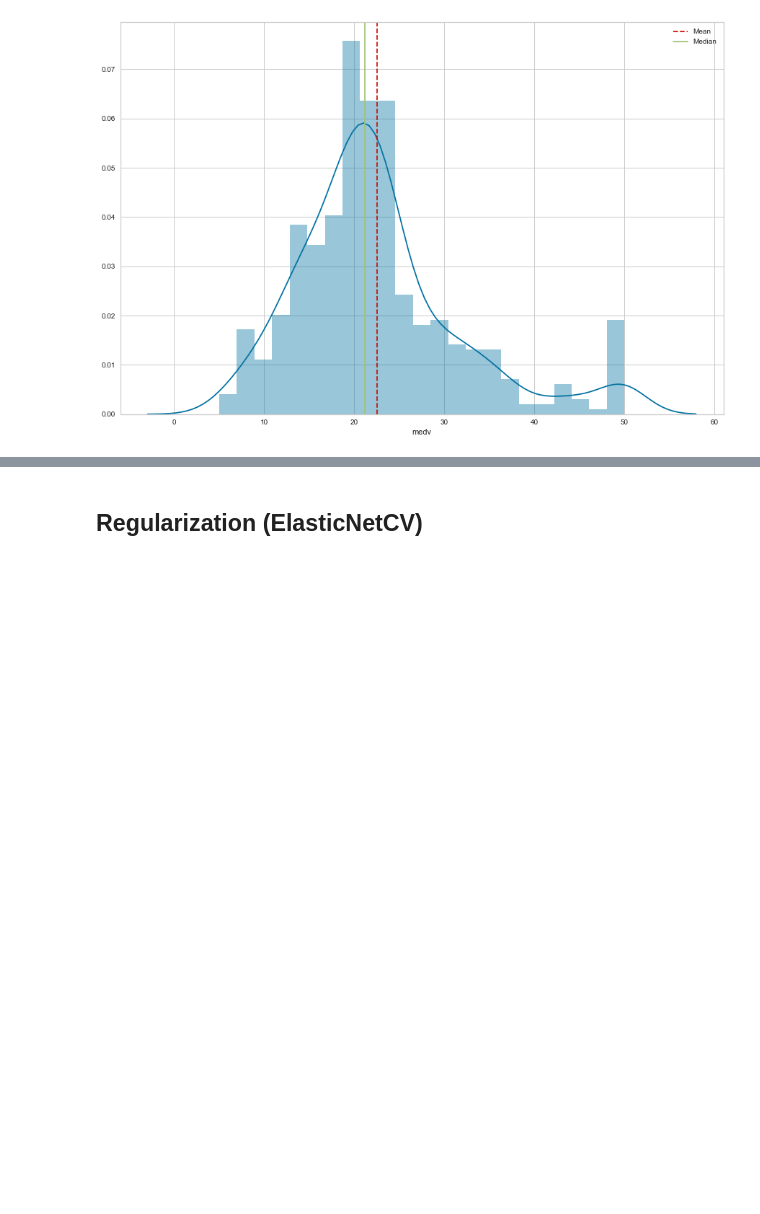
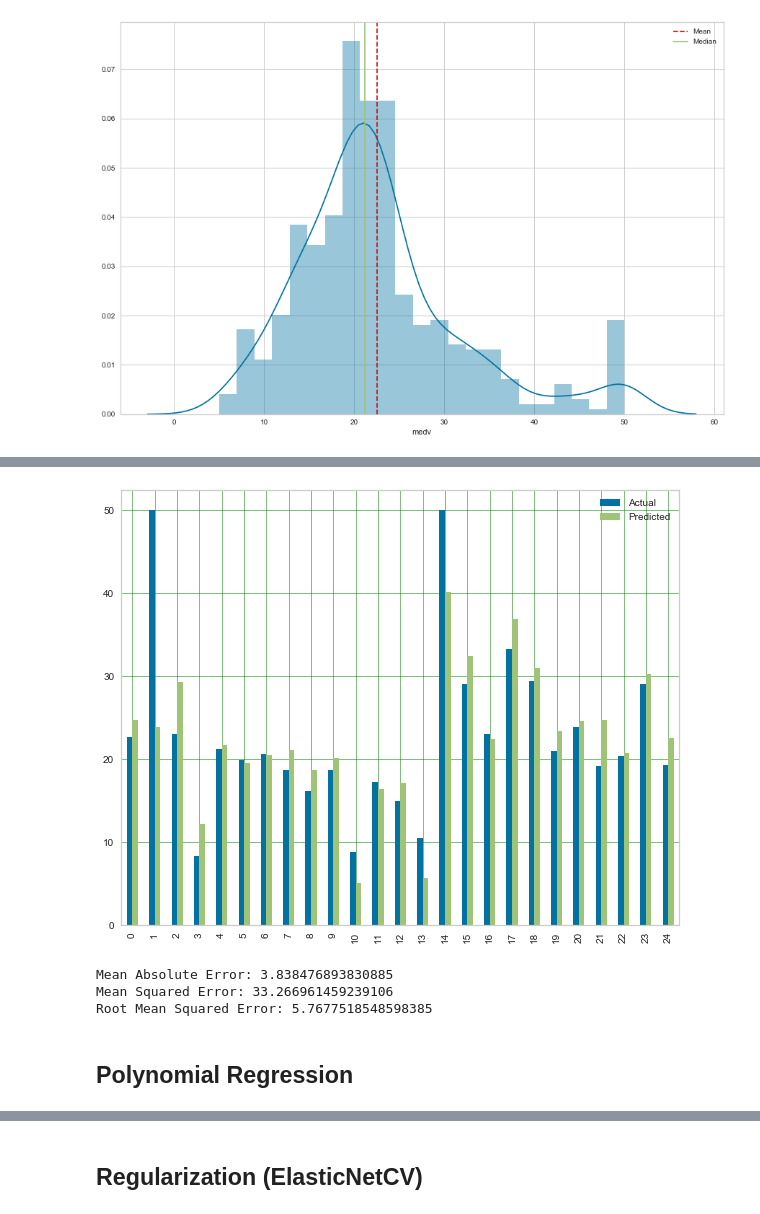
Before and after one commit to vishaldubey01/MLTechniques, a Jupyter notebook: MLGuide.ipynb, the cells around one changed output, grey strips where cells are left out. Saved outputs shown, nothing was run; the diff lists cells and outputs as text; code cells hidden in the pictures; blank space fills up the shorter version.

```diff
--- a/MLGuide.ipynb
+++ b/MLGuide.ipynb
@@ -110,0 +116,8 @@ X_test = scaler.transform(X_test)
+# %%
+regressor = LinearRegression()
+regressor.fit(X_train, y_train)
+r_train_score = regressor.score(X_train, y_train)
+r_test_score = regressor.score(X_test, y_test)
+
+for i in range(len(vals)):
+    print("{}\t\t{}".format(vals[i], regressor.coef_[i]))
@@ -110,0 +139,21 @@ X_test = scaler.transform(X_test)
+# %%
+y_pred = regressor.predict(X_test)
+df = pd.DataFrame({'Actual':y_test, 'Predicted':y_pred})
+df1 = df.head(25)
+
+df1.plot(kind='bar',figsize=(10,8))
+plt.grid(which='major', linestyle='-', linewidth='0.5', color='green')
+plt.grid(which='minor', linestyle=':', linewidth='0.5', color='black')
+plt.show()
+# %% [output]
+[figure, added]
+# %%
+print('Mean Absolute Error:', metrics.mean_absolute_error(y_test, y_pred))
+print('Mean Squared Error:', metrics.mean_squared_error(y_test, y_pred))
+print('Root Mean Squared Error:', np.sqrt(metrics.mean_squared_error(y_test, y_pred)))
+# %% [output]
+Mean Absolute Error: 3.838476893830885
+Mean Squared Error: 33.266961459239106
+Root Mean Squared Error: 5.7677518548598385
+# %% [markdown]
+## Polynomial Regression
```
Also changed, not shown: parts of 5 cells of this notebook.
